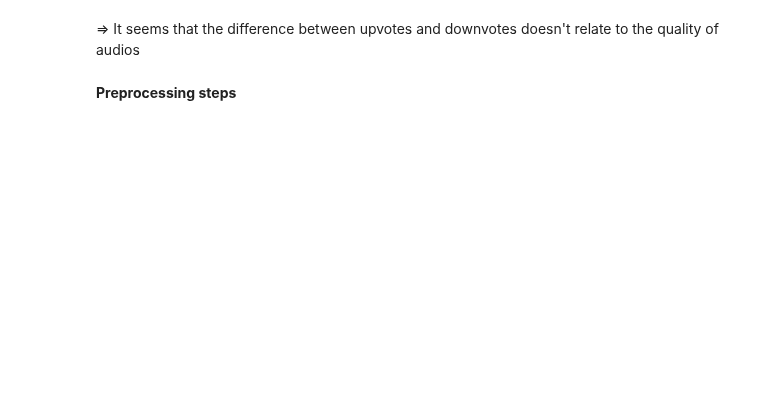
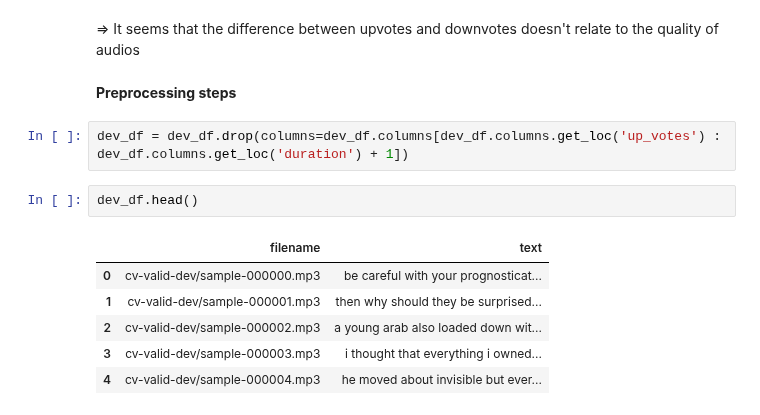
Before and after one commit to ThuyVan032004/asr, a Jupyter notebook: notebooks/asr.ipynb, the cells around one changed output. Drawn from its saved outputs; the diff is of its cells as text; blank space fills up the shorter version.

```diff
--- a/notebooks/asr.ipynb
+++ b/notebooks/asr.ipynb
@@ -147,3 +146,14 @@ display_audio(audio_path)
  => It seems that the difference between upvotes and downvotes doesn't relate to the quality of audios
 # %% [markdown]
 **Preprocessing steps**
+# %%
+dev_df = dev_df.drop(columns=dev_df.columns[dev_df.columns.get_loc('up_votes') : dev_df.columns.get_loc('duration') + 1])
+# %%
+dev_df.head()
+# %% [output]
+|  | filename | text |
+| 0 | cv-valid-dev/sample-000000.mp3 | be careful with your prognosticat... |
+| 1 | cv-valid-dev/sample-000001.mp3 | then why should they be surprised... |
+| 2 | cv-valid-dev/sample-000002.mp3 | a young arab also loaded down wit... |
+| 3 | cv-valid-dev/sample-000003.mp3 | i thought that everything i owned... |
+| 4 | cv-valid-dev/sample-000004.mp3 | he moved about invisible but ever... |
```
Also changed, not shown: parts of 5 cells of this notebook.
